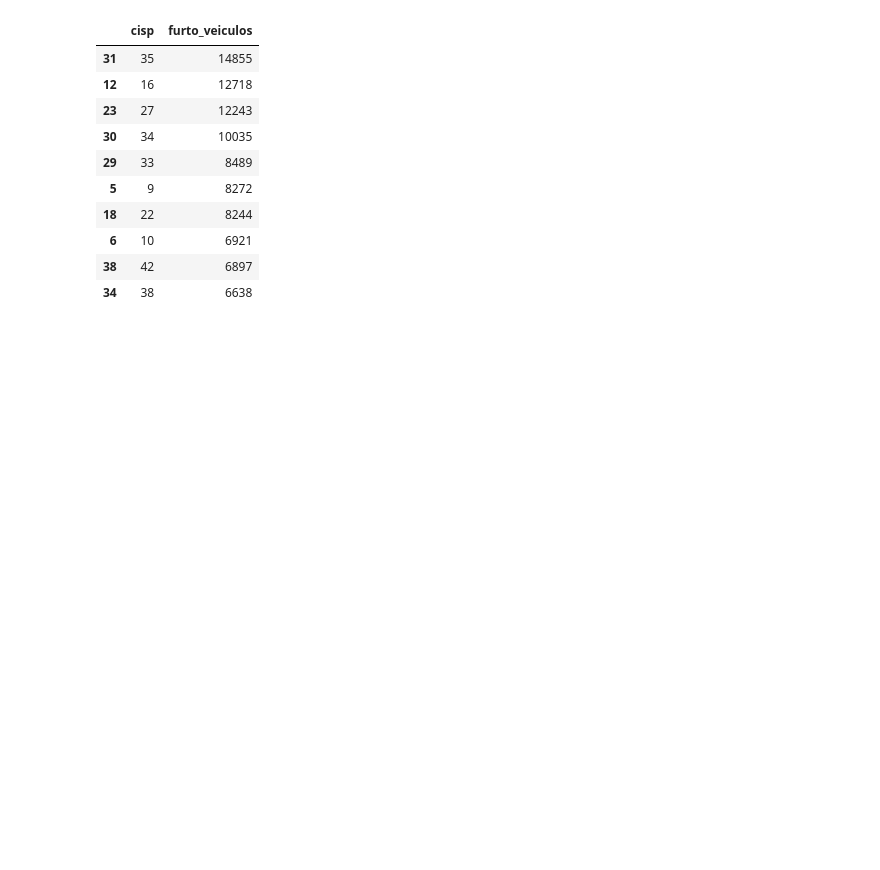
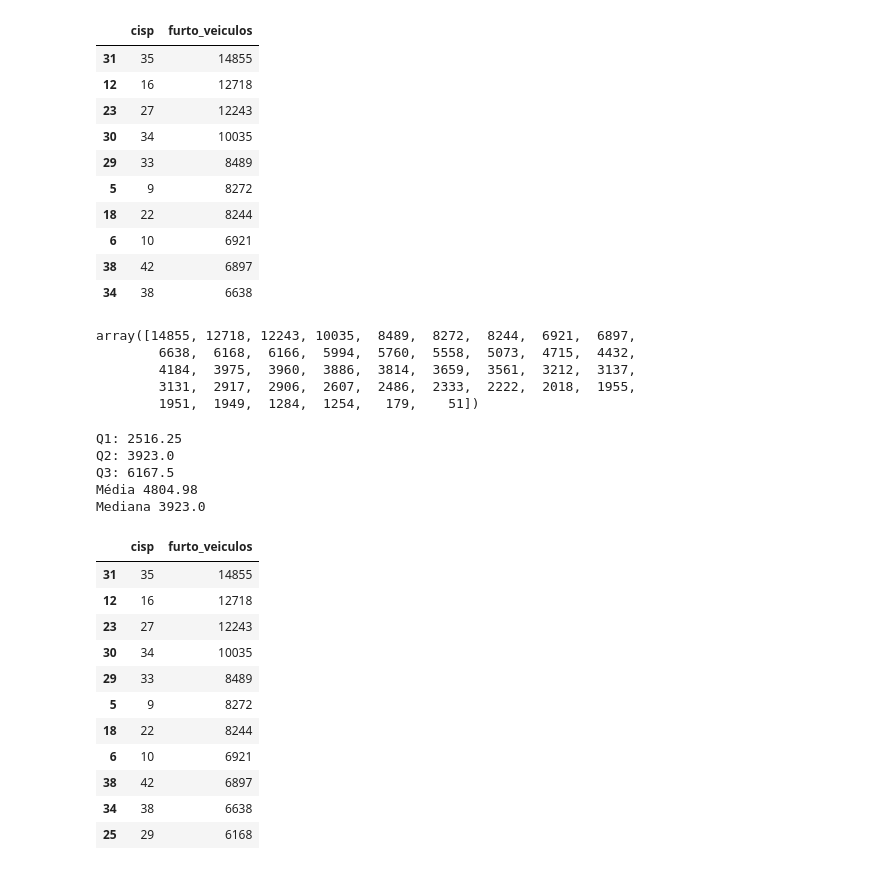
Before and after one commit to wrteixeira2-cpu/UC2SenacDados1, a Jupyter notebook: isp.ipynb, the cells around one changed output. Saved outputs shown, nothing was run; the diff lists cells and outputs as text; code cells hidden in the pictures; blank space fills up the shorter version.

```diff
--- a/isp.ipynb
+++ b/isp.ipynb
@@ -154,3 +170,45 @@ df_cisp_furto.head(10)
 | 6 | 10 | 6921 |
 | 38 | 42 | 6897 |
 | 34 | 38 | 6638 |
+# %%
+array_cisp_capital_furto = np.array(df_cisp_furto['furto_veiculos'])
+array_cisp_capital_furto
+# %% [output]
+array([14855, 12718, 12243, 10035,  8489,  8272,  8244,  6921,  6897,
+        6638,  6168,  6166,  5994,  5760,  5558,  5073,  4715,  4432,
+        4184,  3975,  3960,  3886,  3814,  3659,  3561,  3212,  3137,
+        3131,  2917,  2906,  2607,  2486,  2333,  2222,  2018,  1955,
+        1951,  1949,  1284,  1254,   179,    51])
+# %%
+media = np.mean(array_cisp_capital_furto)
+mediana = np.median(array_cisp_capital_furto)
+q1 = np.percentile(array_cisp_capital_furto, 25)
+q2 = np.percentile(array_cisp_capital_furto, 50)
+q3 = np.percentile(array_cisp_capital_furto, 75)
+print('Q1:', q1)
+print('Q2:', q2)
+print('Q3:', q3)
+
+print(f'Média {round(media,2)}\nMediana {mediana}')
+# %% [output]
+Q1: 2516.25
+Q2: 3923.0
+Q3: 6167.5
+Média 4804.98
+Mediana 3923.0
+# %%
+top_25 = df_cisp_furto.loc[df_cisp_furto['furto_veiculos'] > q3]
+top_25
+# %% [output]
+|  | cisp | furto_veiculos |
+| 31 | 35 | 14855 |
+| 12 | 16 | 12718 |
+| 23 | 27 | 12243 |
+| 30 | 34 | 10035 |
+| 29 | 33 | 8489 |
+| 5 | 9 | 8272 |
+| 18 | 22 | 8244 |
+| 6 | 10 | 6921 |
+| 38 | 42 | 6897 |
+| 34 | 38 | 6638 |
+| 25 | 29 | 6168 |
```
Also changed, not shown: parts of 7 cells of this notebook.
